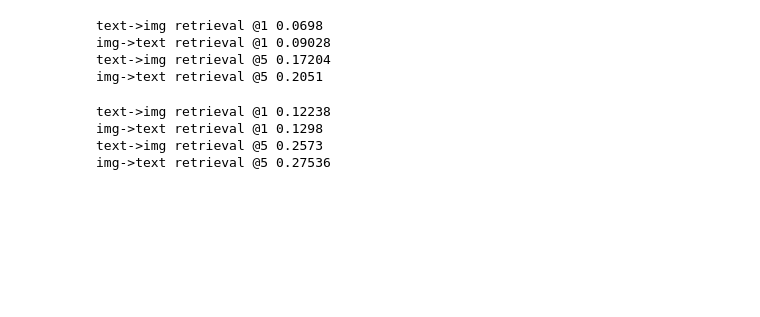
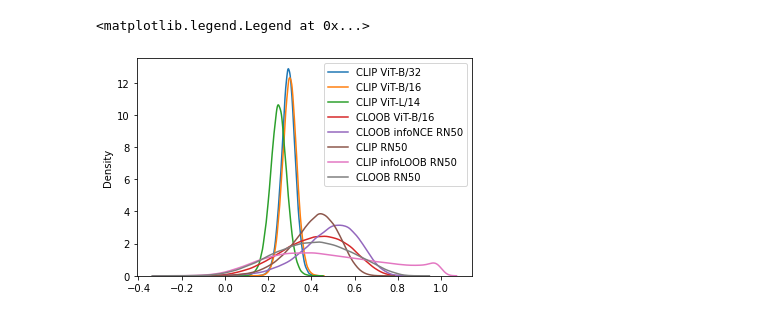
Before and after one commit to EleutherAI/exploring-contrastive-topology, a Jupyter notebook: Retrieval.ipynb, the cells around one changed output. Drawn from its saved outputs; the diff is of its cells as text; code cells hidden in the pictures; blank space fills up the shorter version.

```diff
--- a/Retrieval.ipynb
+++ b/Retrieval.ipynb
@@ -4,13 +8,48 @@ import numpy as np
 # %%
-clip = dict(img_embeds=np.load("../coco_train2017_image_embeds.npy"),
-            text_embeds=np.load("../coco_train2017_text_embeds.npy"))
+clip_alstro = dict(img_embeds=np.load("../coco_train2017_image_embeds.npy"),
+                  text_embeds=np.load("../coco_train2017_text_embeds.npy"))
 
-cloob = dict(img_embeds=np.load("../cloob-vit-b-16/cloob_laion_400m_vit_b_16_32_epochs_coco_train2017_image_embeds.npy"),
-             text_embeds=np.load("../cloob-vit-b-16/cloob_laion_400m_vit_b_16_32_epochs_coco_train2017_text_embeds.npy"))
+clip_vit_b_32 = dict(img_embeds=np.load("../coco-embeds-ViT-B-32/img_emb/img_emb_0.npy"),
+                     text_embeds=np.load("../coco-embeds-ViT-B-32/text_emb/text_emb_0.npy"))
+
+clip_vit_b_16 = dict(img_embeds=np.load("../coco-embeds-ViT-B-16/img_emb/img_emb_0.npy"),
+                     text_embeds=np.load("../coco-embeds-ViT-B-16/text_emb/text_emb_0.npy"))
+
+clip_vit_l_14 = dict(img_embeds=np.load("../coco-embeds-ViT-L-14/img_emb/img_emb_0.npy"),
+                     text_embeds=np.load("../coco-embeds-ViT-L-14/text_emb/text_emb_0.npy"))
+
+cloob_vit_b_16 = dict(img_embeds=np.load("../cloob-vit-b-16/cloob_laion_400m_vit_b_16_32_epochs_coco_train2017_image_embeds.npy"),
+                      text_embeds=np.load("../cloob-vit-b-16/cloob_laion_400m_vit_b_16_32_epochs_coco_train2017_text_embeds.npy"))
+
+ml_jku_cloob_infoNCE = dict(img_embeds=np.load("../ml_jku_cloob_embeddings/cloob_infoNCE_rn50_cc_epoch_128_image_embeds.npy"),
+                            text_embeds=np.load("../ml_jku_cloob_embeddings/cloob_infoNCE_rn50_cc_epoch_128_text_embeds.npy"))
+
+ml_jku_clip_rn50 = dict(img_embeds=np.load("../ml_jku_cloob_embeddings/clip30_rn50_cc_epoch_128_image_embeds.npy"),
+                        text_embeds=np.load("../ml_jku_cloob_embeddings/clip30_rn50_cc_epoch_128_text_embeds.npy"))
+
+ml_jku_clip_infoLOOB = dict(img_embeds=np.load("../ml_jku_cloob_embeddings/clip_infoLOOB_rn50_cc_epoch_128_image_embeds.npy"),
+                            text_embeds=np.load("../ml_jku_cloob_embeddings/clip_infoLOOB_rn50_cc_epoch_128_text_embeds.npy"))
+
+ml_jku_cloob_rn50 = dict(img_embeds=np.load("../ml_jku_cloob_embeddings/cloob_rn50_cc_epoch_128_image_embeds.npy"),
+                         text_embeds=np.load("../ml_jku_cloob_embeddings/cloob_rn50_cc_epoch_128_text_embeds.npy"))
+# %%
+for embeds, name in [(clip_vit_b_32, "CLIP ViT-B/32"),
+                     (clip_vit_b_16, "CLIP ViT-B/16"),
+                     (clip_vit_l_14, "CLIP ViT-L/14"),
+                     (cloob_vit_b_16, "CLOOB ViT-B/16"),
+                     (ml_jku_cloob_infoNCE, "CLOOB infoNCE RN50"),
+                     (ml_jku_clip_rn50, "CLIP RN50"),
+                     (ml_jku_clip_infoLOOB, "CLIP infoLOOB RN50"),
+                     (ml_jku_cloob_rn50, "CLOOB RN50")]:
+    seaborn.kdeplot((embeds["img_embeds"] * embeds["text_embeds"]).sum(axis=-1), label=name)
+plt.legend()
+# %% [output]
+<matplotlib.legend.Legend at 0x...>
+[figure, added]
 # %%
 def retrieval(img_embeds, text_embeds, subset_n=50000, top_k=5):
-    img_embeds = img_embeds[:subset_n]
-    text_embeds = text_embeds[:subset_n]
+    img_embeds = img_embeds[:subset_n].astype(np.float16).astype(np.float32)
+    text_embeds = text_embeds[:subset_n].astype(np.float16).astype(np.float32)
 
     n, channels = img_embeds.shape
 
@@ -25,23 +64,7 @@ def retrieval(img_embeds, text_embeds, subset_n=50000, top_k=5):
     img_dists, img_idxs = img_index.search(text_embeds, top_k)
     text_dists, text_idxs = text_index.search(img_embeds, top_k)
 
-    print("text->img retrieval @1", (img_idxs[:, 0] == ground_truth).sum() / n)
-    print("img->text retrieval @1", (text_idxs[:, 0] == ground_truth).sum() / n)
-
-    print(f"text->img retrieval @{top_k}", (img_idxs == ground_truth[:, None]).any(1).sum() / n)
-    print(f"img->text retrieval @{top_k}", (text_idxs == ground_truth[:, None]).any(1).sum() / n)
-
-
-retrieval(**clip)
+    return {"text->img @1": (img_idxs[:, 0] == ground_truth).sum() / n,
+            "img->text @1": (text_idxs[:, 0] == ground_truth).sum() / n,
+            "text->img @topk": (img_idxs == ground_truth[:, None]).any(1).sum() / n,
+            "img->text @topk": (text_idxs == ground_truth[:, None]).any(1).sum() / n}
-# %% [output]
-text->img retrieval @1 0.0698
-img->text retrieval @1 0.09028
-text->img retrieval @5 0.17204
-img->text retrieval @5 0.2051
-# %%
-retrieval(**cloob)
-# %% [output]
-text->img retrieval @1 0.12238
-img->text retrieval @1 0.1298
-text->img retrieval @5 0.2573
-img->text retrieval @5 0.27536
```
Also changed, not shown: parts of 5 cells of this notebook.
